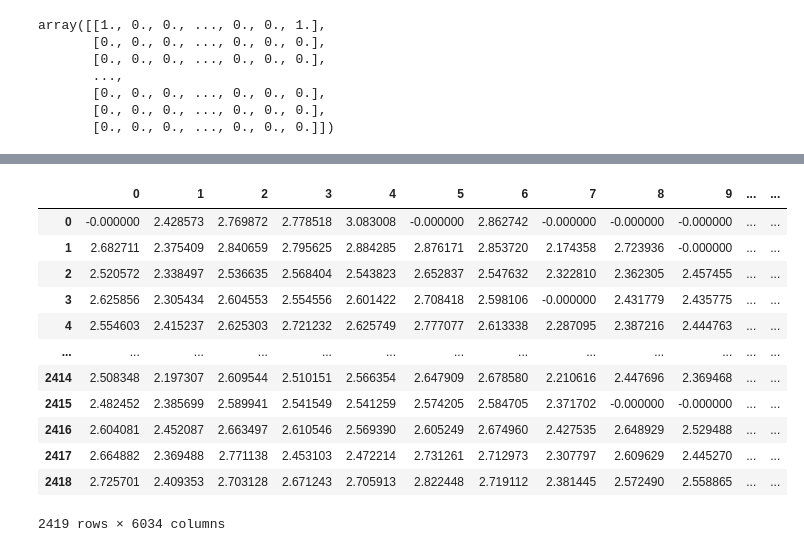
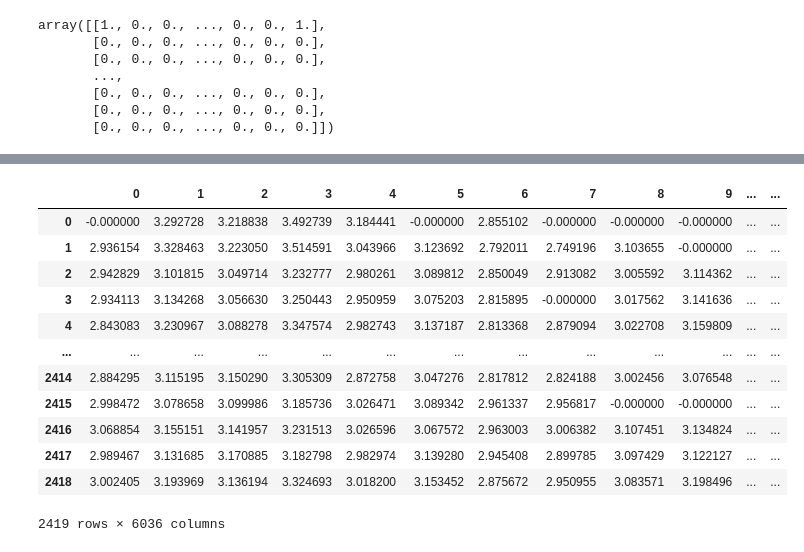
Before and after one commit to theophilestourbe/recommander_system_project, a Jupyter notebook: main.ipynb, the cells around one changed output, grey strips where cells are left out. Drawn from its saved outputs; the diff is of its cells as text; code cells hidden in the pictures.

```diff
--- a/main.ipynb
+++ b/main.ipynb
@@ -31,15 +38,0 @@ import tensorflow as tf
-# %%
-# parse users from movielens
-
-user_data = {'id': [], 'gender': [], 'age': [], 'occupation': [], 'zip': []}
-
-with open('users.dat', 'r') as users:
-    for line in users:
-        data = line.rstrip().split('::')
-        user_data['id'].append(data[0])
-        user_data['gender'].append(data[1])
-        user_data['age'].append(data[2])
-        user_data['occupation'].append(data[3])
-        user_data['zip'].append(data[4])
-
-user_data = pd.DataFrame(data=user_data)
@@ -410,8 +327,0 @@ ratings_data
-# %%
-# create test set
-
-# select 500 users with the more ratings
-
-best_users = ratings_data.groupby('uid')['rating'].count().sort_values(ascending=False).index[:500]
-
-best_users
@@ -472,7 +328,10 @@ ratings_data.pivot(index='mid', columns='uid', values='rating').fillna(0)
 # %%
+# function to find `test_size` couples with more than `threshold` movie ratings in common
+
 def find_test_couples(ratings_data, best_users, test_size = 20, threshold = 20):
     couples = []
     added = []
+    masks = []
 
     pivot_ratings = ratings_data.pivot(index='mid', columns='uid', values='rating').fillna(0)
 
@@ -486,16 +345,15 @@ def find_test_couples(ratings_data, best_users, test_size = 20, threshold = 20):
                 continue
             u_i_mask = rating_mask[:, np.where(pivot_index == best_users[i])[0][0]]
             u_j_mask = rating_mask[:, np.where(pivot_index == best_users[j])[0][0]]
-            common = np.multiply(u_i_mask, u_j_mask).sum()
+            common_mask = np.multiply(u_i_mask, u_j_mask)
+            common = common_mask.sum()
 
             if common >= threshold:
                 couples.append((best_users[i], best_users[j]))
+                masks.append(common_mask)
                 added.append(best_users[i])
                 added.append(best_users[j])
                 break
         if len(couples) >= test_size:
-            return couples
-    return couples
-
-couples = find_test_couples(ratings_data, best_users)
-print(couples, len(couples))
+            return couples, masks
+    return couples, masks
@@ -541,7 +445,7 @@ def normalizeRatings(Y, R):
 # %%
 # prepare Y: ratings for users per movie
 
-Y = ratings_data.pivot(index='mid', columns='uid', values='rating').fillna(0).values
+Y = train_data
 Y
 # %% [output]
 array([[5., 0., 0., ..., 0., 0., 3.],
@@ -703,31 +553,31 @@ W2, b2
 # %%
 # predict ratings for all users
 
-p = np.matmul(X, np.transpose(W2.numpy()) + b2.numpy())
+p = np.matmul(X, np.transpose(W.numpy()) + b.numpy())
 
 # restore
 pm = p + Ymean
 
-# rescale between 0.1 and 5
+# rescale between 1 and 5
 
 pmin = pm.min()
 pmax = pm.max()
-pnorm = ((pm - pmin) / (pmax - pmin)) * 5
+pnorm = ((pm - pmin) / (pmax - pmin)) * 4 + 1
 
 # compute predictions for non-rated movies
 predictions = pd.DataFrame(data=(pnorm * (R - 1) * -1))
 predictions
 # %% [output]
 |  | 0 | 1 | 2 | 3 | 4 | 5 | 6 | 7 | 8 | 9 | ... | ... |
-| 0 | -0.000000 | 2.428573 | 2.769872 | 2.778518 | 3.083008 | -0.000000 | 2.862742 | -0.000000 | -0.000000 | -0.000000 | ... | ... |
-| 1 | 2.682711 | 2.375409 | 2.840659 | 2.795625 | 2.884285 | 2.876171 | 2.853720 | 2.174358 | 2.723936 | -0.000000 | ... | ... |
-| 2 | 2.520572 | 2.338497 | 2.536635 | 2.568404 | 2.543823 | 2.652837 | 2.547632 | 2.322810 | 2.362305 | 2.457455 | ... | ... |
-| 3 | 2.625856 | 2.305434 | 2.604553 | 2.554556 | 2.601422 | 2.708418 | 2.598106 | -0.000000 | 2.431779 | 2.435775 | ... | ... |
-| 4 | 2.554603 | 2.415237 | 2.625303 | 2.721232 | 2.625749 | 2.777077 | 2.613338 | 2.287095 | 2.387216 | 2.444763 | ... | ... |
+| 0 | -0.000000 | 3.292728 | 3.218838 | 3.492739 | 3.184441 | -0.000000 | 2.855102 | -0.000000 | -0.000000 | -0.000000 | ... | ... |
+| 1 | 2.936154 | 3.328463 | 3.223050 | 3.514591 | 3.043966 | 3.123692 | 2.792011 | 2.749196 | 3.103655 | -0.000000 | ... | ... |
+| 2 | 2.942829 | 3.101815 | 3.049714 | 3.232777 | 2.980261 | 3.089812 | 2.850049 | 2.913082 | 3.005592 | 3.114362 | ... | ... |
+| 3 | 2.934113 | 3.134268 | 3.056630 | 3.250443 | 2.950959 | 3.075203 | 2.815895 | -0.000000 | 3.017562 | 3.141636 | ... | ... |
+| 4 | 2.843083 | 3.230967 | 3.088278 | 3.347574 | 2.982743 | 3.137187 | 2.813368 | 2.879094 | 3.022708 | 3.159809 | ... | ... |
 | ... | ... | ... | ... | ... | ... | ... | ... | ... | ... | ... | ... | ... |
-| 2414 | 2.508348 | 2.197307 | 2.609544 | 2.510151 | 2.566354 | 2.647909 | 2.678580 | 2.210616 | 2.447696 | 2.369468 | ... | ... |
-| 2415 | 2.482452 | 2.385699 | 2.589941 | 2.541549 | 2.541259 | 2.574205 | 2.584705 | 2.371702 | -0.000000 | -0.000000 | ... | ... |
-| 2416 | 2.604081 | 2.452087 | 2.663497 | 2.610546 | 2.569390 | 2.605249 | 2.674960 | 2.427535 | 2.648929 | 2.529488 | ... | ... |
-| 2417 | 2.664882 | 2.369488 | 2.771138 | 2.453103 | 2.472214 | 2.731261 | 2.712973 | 2.307797 | 2.609629 | 2.445270 | ... | ... |
-| 2418 | 2.725701 | 2.409353 | 2.703128 | 2.671243 | 2.705913 | 2.822448 | 2.719112 | 2.381445 | 2.572490 | 2.558865 | ... | ... |
+| 2414 | 2.884295 | 3.115195 | 3.150290 | 3.305309 | 2.872758 | 3.047276 | 2.817812 | 2.824188 | 3.002456 | 3.076548 | ... | ... |
+| 2415 | 2.998472 | 3.078658 | 3.099986 | 3.185736 | 3.026471 | 3.089342 | 2.961337 | 2.956817 | -0.000000 | -0.000000 | ... | ... |
+| 2416 | 3.068854 | 3.155151 | 3.141957 | 3.231513 | 3.026596 | 3.067572 | 2.963003 | 3.006382 | 3.107451 | 3.134824 | ... | ... |
+| 2417 | 2.989467 | 3.131685 | 3.170885 | 3.182798 | 2.982974 | 3.139280 | 2.945408 | 2.899785 | 3.097429 | 3.122127 | ... | ... |
+| 2418 | 3.002405 | 3.193969 | 3.136194 | 3.324693 | 3.018200 | 3.153452 | 2.875672 | 2.950955 | 3.083571 | 3.198496 | ... | ... |
-2419 rows × 6034 columns
+2419 rows × 6036 columns
```
Also changed, not shown: parts of 39 cells of this notebook, 1 other file.
